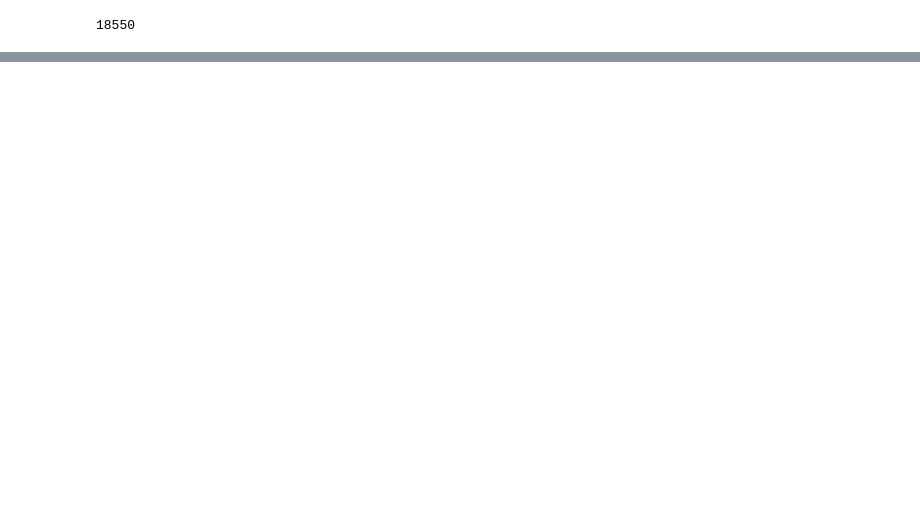
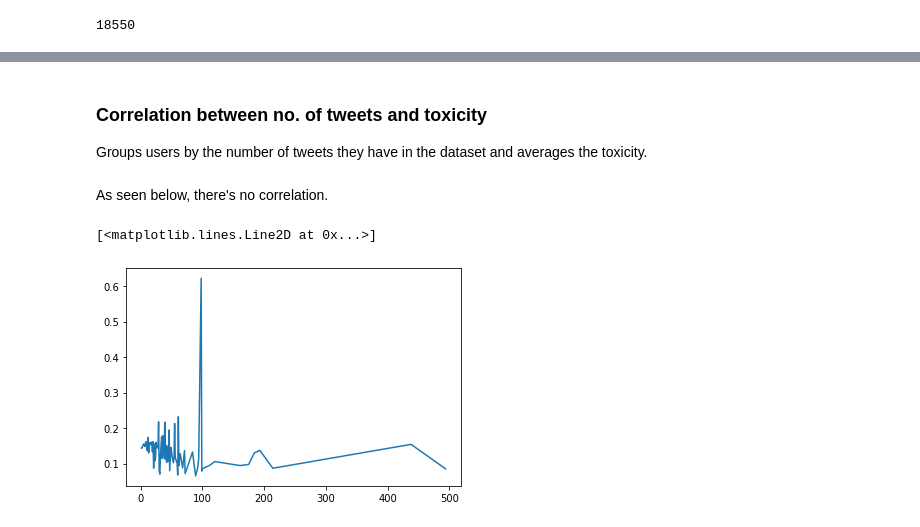
Before and after one commit to MehediH/twitter-covid-19, a Jupyter notebook: toxicityAnalysis.ipynb, the cells around one changed output, grey strips where cells are left out. Saved outputs shown, nothing was run; the diff lists cells and outputs as text; code cells hidden in the pictures; blank space fills up the shorter version.

```diff
--- a/toxicityAnalysis.ipynb
+++ b/toxicityAnalysis.ipynb
@@ -169,0 +142,33 @@ dict(G.nodes)
+# %% [markdown]
+### Correlation between no. of tweets and toxicity
+
+Groups users by the number of tweets they have in the dataset and averages the toxicity.
+# %%
+users = dict(toxicityDf["screen_name"].value_counts())
+counts = {}
+
+for user in users:
+    count = users[user]
+    if count in counts:
+        t = counts[count]
+        t.append(user)
+
+        counts[count] = t
+    else:
+        counts[count] = [user]
+
+toxicityByCount = {}
+
+for count in counts:
+    count_users = counts[count]
+
+    toxicities = toxicityDf[toxicityDf['screen_name'].isin(count_users)]["toxicity"]
+
+    toxicityByCount[count] = toxicities.mean()
+# %% [markdown]
+As seen below, there's no correlation.
+# %%
+plt.plot(list(toxicityByCount.keys()), list(toxicityByCount.values()))
+# %% [output]
+[<matplotlib.lines.Line2D at 0x...>]
+[figure, added]
```
Also changed, not shown: parts of 20 cells of this notebook, 8 other files.
